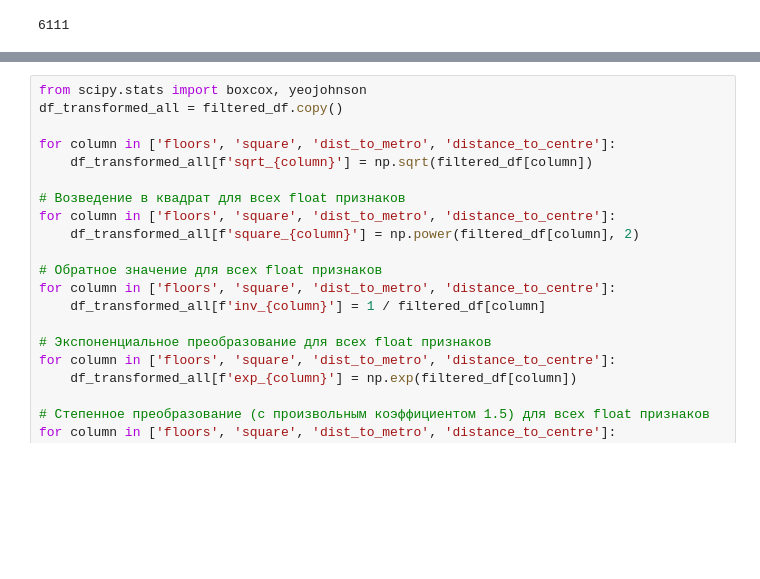
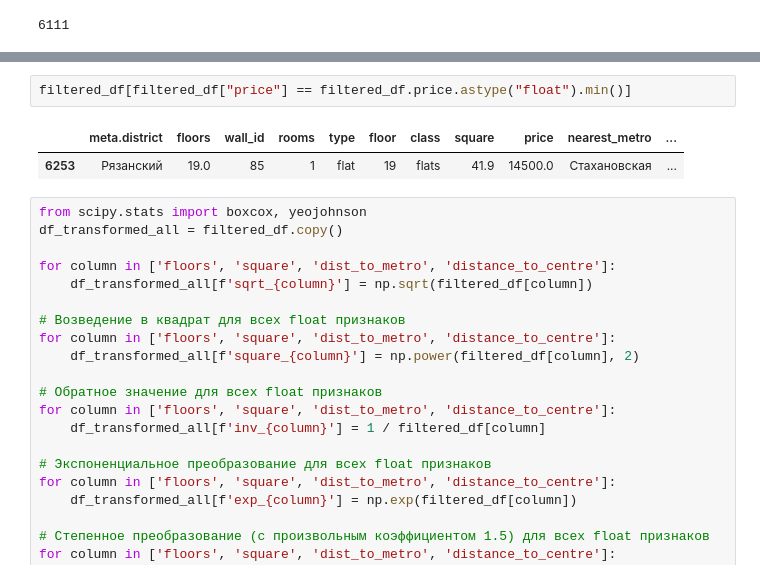
Before and after one commit to POST-MLrony/RealtyOracle, a Jupyter notebook: notebooks/moscow.ipynb, the cells around one changed output, grey strips where cells are left out. Saved outputs shown, nothing was run; the diff lists cells and outputs as text; blank space fills up the shorter version.

```diff
--- a/notebooks/moscow.ipynb
+++ b/notebooks/moscow.ipynb
@@ -388,3 +373,8 @@ filtered_df
+# %%
+filtered_df[filtered_df["price"] == filtered_df.price.astype("float").min()]
+# %% [output]
+|  | meta.district | floors | wall_id | rooms | type | floor | class | square | price | nearest_metro | ... |
+| 6253 | Рязанский | 19.0 | 85 | 1 | flat | 19 | flats | 41.9 | 14500.0 | Стахановская | ... |
 # %%
 from scipy.stats import boxcox, yeojohnson
 df_transformed_all = filtered_df.copy()
```
Also changed, not shown: parts of 4 cells of this notebook, 15 other files.
